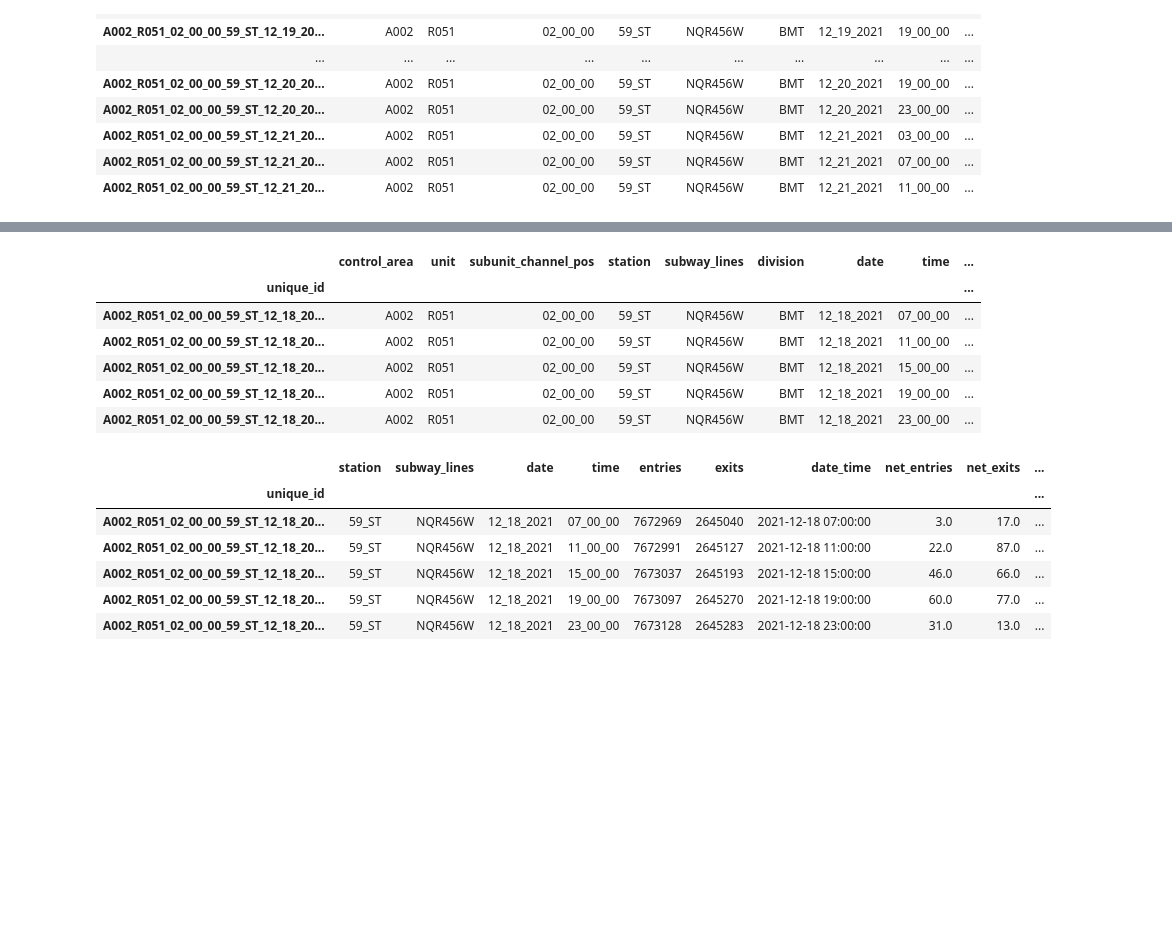
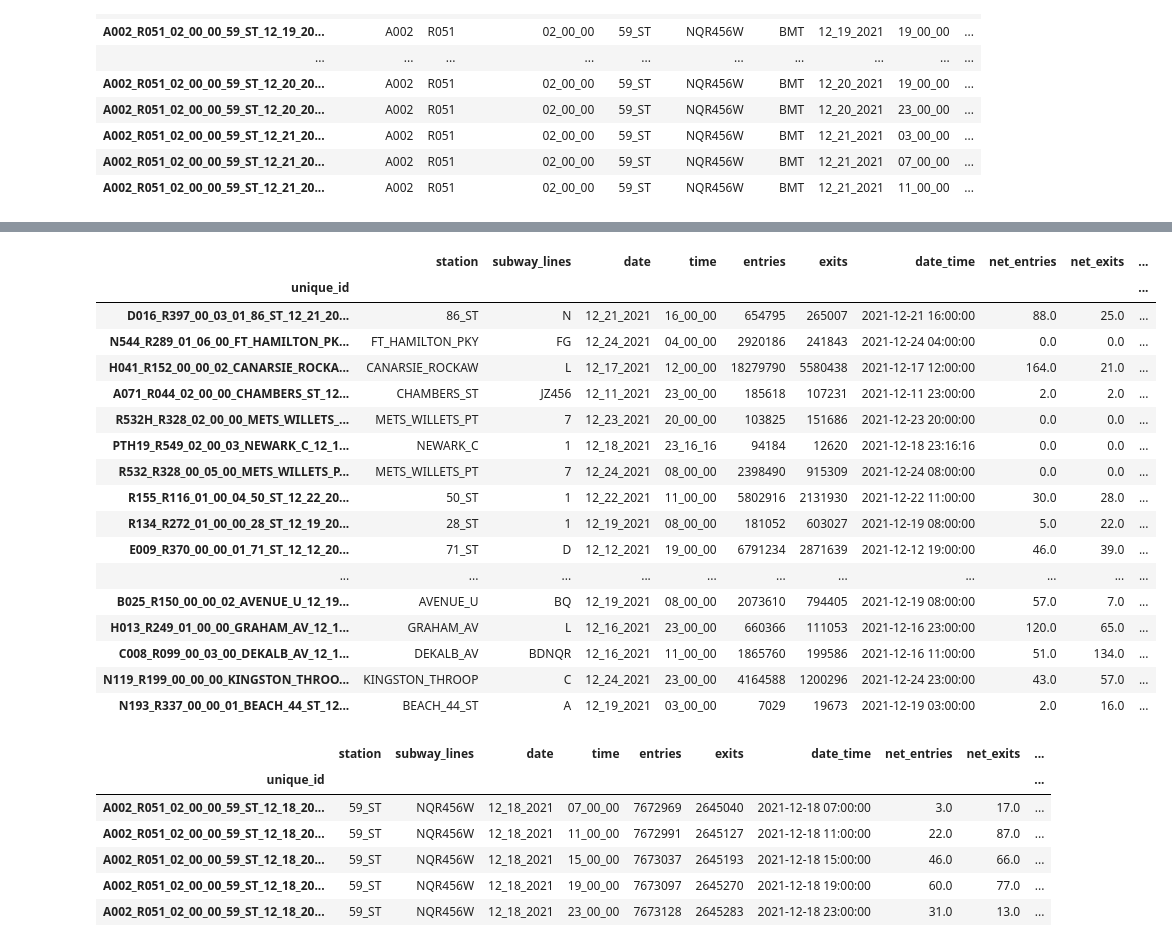
Before and after one commit to VinceDiR/NYC_MTA_EDA_Project, a Jupyter notebook: MTA EDA.ipynb, the cells around one changed output, grey strips where cells are left out. Saved outputs shown, nothing was run; the diff lists cells and outputs as text; code cells hidden in the pictures; blank space fills up the shorter version.

```diff
--- a/MTA EDA.ipynb
+++ b/MTA EDA.ipynb
@@ -215,13 +230,24 @@ df['pct_change'] = df['pct_change'].astype(float).map("{:.2%}".format)
 # %%
-df.head()
+df.sample(20)
 # %% [output]
-|  | control_area | unit | subunit_channel_pos | station | subway_lines | division | date | time | ... |
-| unique_id |  |  |  |  |  |  |  |  | ... |
-| A002_R051_02_00_00_59_ST_12_18_20... | A002 | R051 | 02_00_00 | 59_ST | NQR456W | BMT | 12_18_2021 | 07_00_00 | ... |
-| A002_R051_02_00_00_59_ST_12_18_20... | A002 | R051 | 02_00_00 | 59_ST | NQR456W | BMT | 12_18_2021 | 11_00_00 | ... |
-| A002_R051_02_00_00_59_ST_12_18_20... | A002 | R051 | 02_00_00 | 59_ST | NQR456W | BMT | 12_18_2021 | 15_00_00 | ... |
-| A002_R051_02_00_00_59_ST_12_18_20... | A002 | R051 | 02_00_00 | 59_ST | NQR456W | BMT | 12_18_2021 | 19_00_00 | ... |
-| A002_R051_02_00_00_59_ST_12_18_20... | A002 | R051 | 02_00_00 | 59_ST | NQR456W | BMT | 12_18_2021 | 23_00_00 | ... |
+|  | station | subway_lines | date | time | entries | exits | date_time | net_entries | net_exits | ... |
+| unique_id |  |  |  |  |  |  |  |  |  | ... |
+| D016_R397_00_03_01_86_ST_12_21_20... | 86_ST | N | 12_21_2021 | 16_00_00 | 654795 | 265007 | 2021-12-21 16:00:00 | 88.0 | 25.0 | ... |
+| N544_R289_01_06_00_FT_HAMILTON_PK... | FT_HAMILTON_PKY | FG | 12_24_2021 | 04_00_00 | 2920186 | 241843 | 2021-12-24 04:00:00 | 0.0 | 0.0 | ... |
+| H041_R152_00_00_02_CANARSIE_ROCKA... | CANARSIE_ROCKAW | L | 12_17_2021 | 12_00_00 | 18279790 | 5580438 | 2021-12-17 12:00:00 | 164.0 | 21.0 | ... |
+| A071_R044_02_00_00_CHAMBERS_ST_12... | CHAMBERS_ST | JZ456 | 12_11_2021 | 23_00_00 | 185618 | 107231 | 2021-12-11 23:00:00 | 2.0 | 2.0 | ... |
+| R532H_R328_02_00_00_METS_WILLETS_... | METS_WILLETS_PT | 7 | 12_23_2021 | 20_00_00 | 103825 | 151686 | 2021-12-23 20:00:00 | 0.0 | 0.0 | ... |
+| PTH19_R549_02_00_03_NEWARK_C_12_1... | NEWARK_C | 1 | 12_18_2021 | 23_16_16 | 94184 | 12620 | 2021-12-18 23:16:16 | 0.0 | 0.0 | ... |
+| R532_R328_00_05_00_METS_WILLETS_P... | METS_WILLETS_PT | 7 | 12_24_2021 | 08_00_00 | 2398490 | 915309 | 2021-12-24 08:00:00 | 0.0 | 0.0 | ... |
+| R155_R116_01_00_04_50_ST_12_22_20... | 50_ST | 1 | 12_22_2021 | 11_00_00 | 5802916 | 2131930 | 2021-12-22 11:00:00 | 30.0 | 28.0 | ... |
+| R134_R272_01_00_00_28_ST_12_19_20... | 28_ST | 1 | 12_19_2021 | 08_00_00 | 181052 | 603027 | 2021-12-19 08:00:00 | 5.0 | 22.0 | ... |
+| E009_R370_00_00_01_71_ST_12_12_20... | 71_ST | D | 12_12_2021 | 19_00_00 | 6791234 | 2871639 | 2021-12-12 19:00:00 | 46.0 | 39.0 | ... |
+| ... | ... | ... | ... | ... | ... | ... | ... | ... | ... | ... |
+| B025_R150_00_00_02_AVENUE_U_12_19... | AVENUE_U | BQ | 12_19_2021 | 08_00_00 | 2073610 | 794405 | 2021-12-19 08:00:00 | 57.0 | 7.0 | ... |
+| H013_R249_01_00_00_GRAHAM_AV_12_1... | GRAHAM_AV | L | 12_16_2021 | 23_00_00 | 660366 | 111053 | 2021-12-16 23:00:00 | 120.0 | 65.0 | ... |
+| C008_R099_00_03_00_DEKALB_AV_12_1... | DEKALB_AV | BDNQR | 12_16_2021 | 11_00_00 | 1865760 | 199586 | 2021-12-16 11:00:00 | 51.0 | 134.0 | ... |
+| N119_R199_00_00_00_KINGSTON_THROO... | KINGSTON_THROOP | C | 12_24_2021 | 23_00_00 | 4164588 | 1200296 | 2021-12-24 23:00:00 | 43.0 | 57.0 | ... |
+| N193_R337_00_00_01_BEACH_44_ST_12... | BEACH_44_ST | A | 12_19_2021 | 03_00_00 | 7029 | 19673 | 2021-12-19 03:00:00 | 2.0 | 16.0 | ... |
 # %%
 df = df.drop(labels=['control_area', 'unit', 'subunit_channel_pos', 'division', 'desc'], axis=1)
 # %%
```
Also changed, not shown: parts of 43 cells of this notebook, 1 other file.
